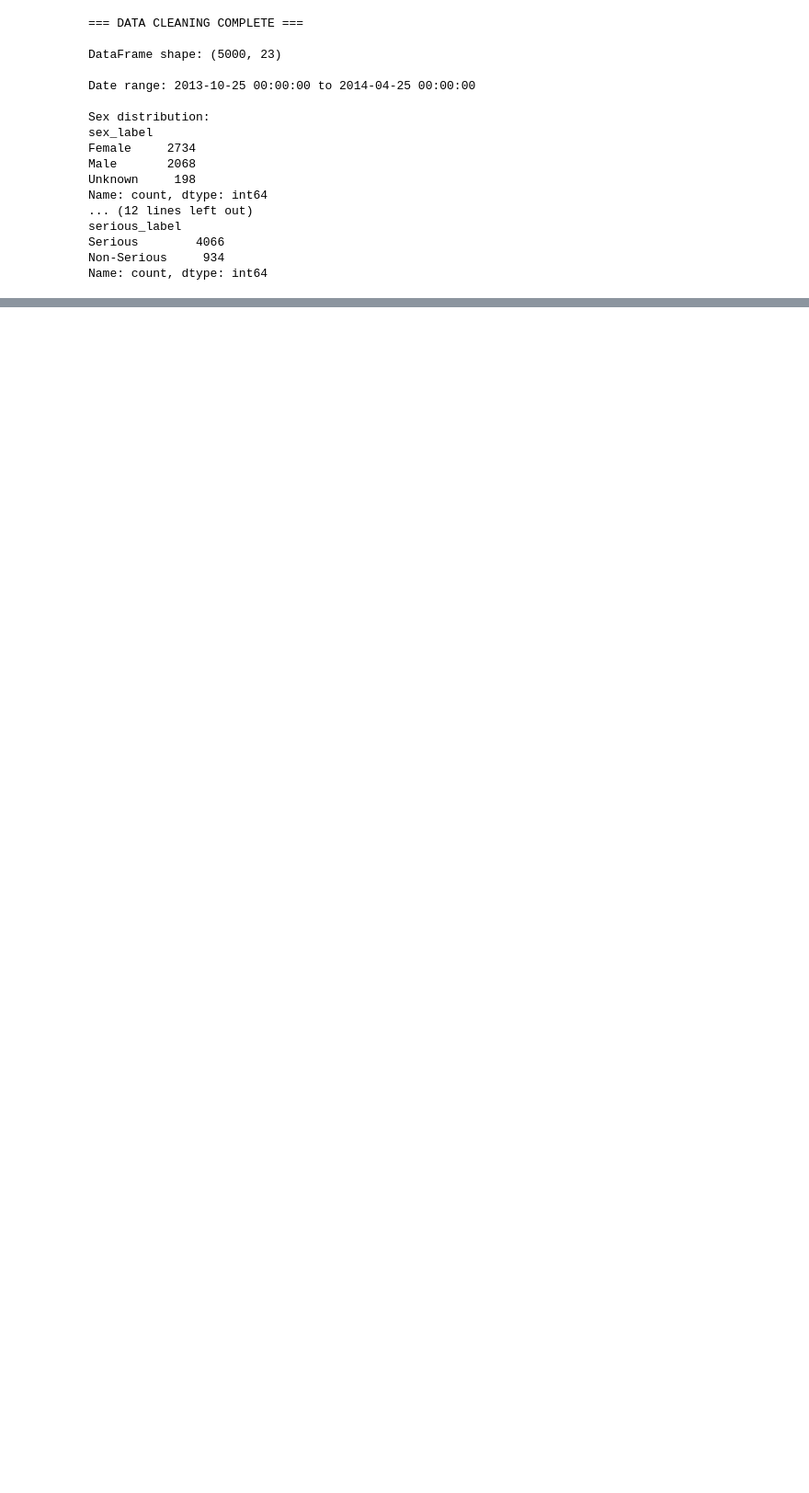
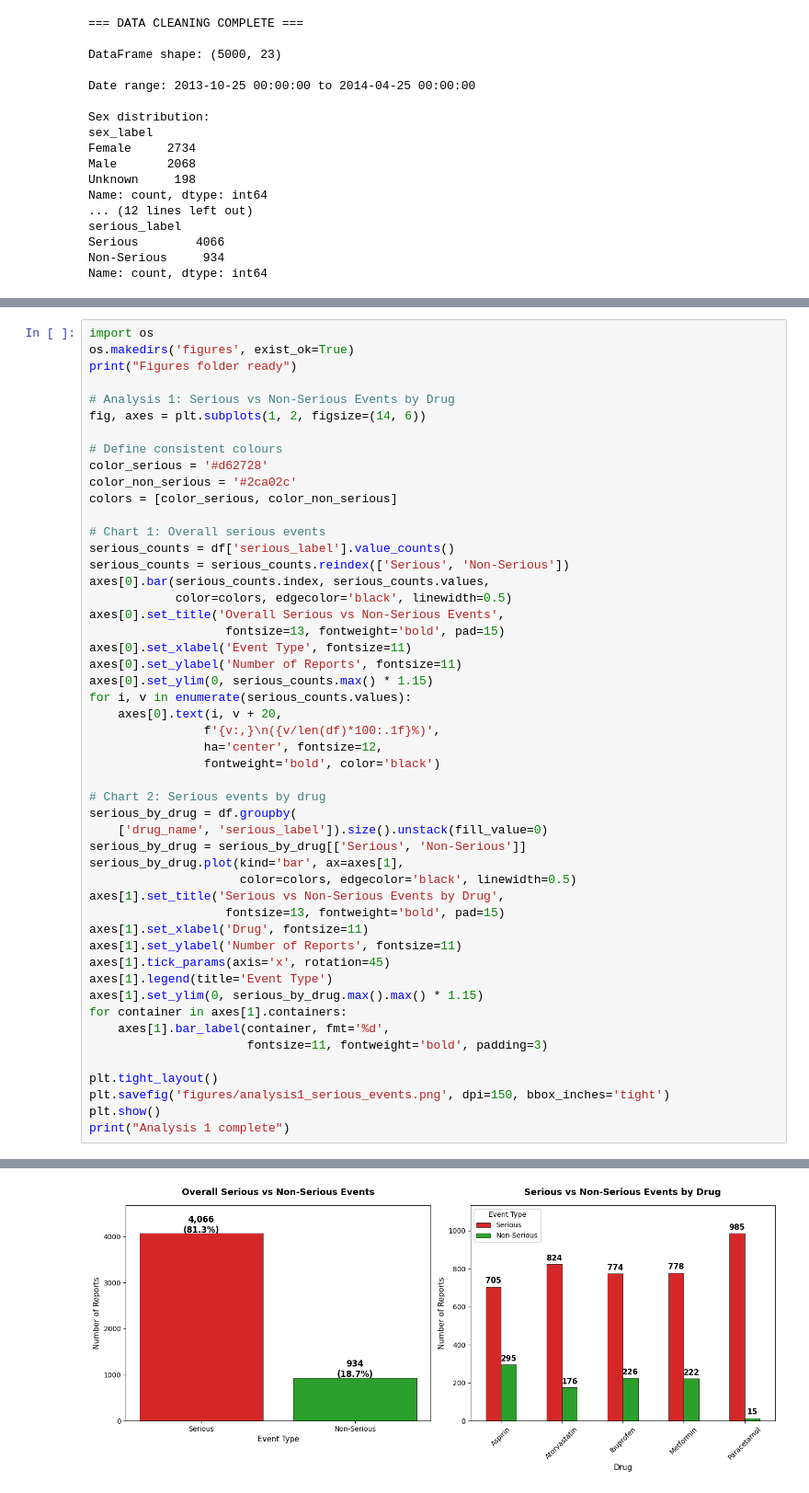
Before and after one commit to Kingsley-Eboh/fda-adverse-events-analysis, a Jupyter notebook: fda_adverse_events_analysis.ipynb, the cells around one changed output, grey strips where cells are left out. Shown at 92% size. Saved outputs shown, nothing was run; the diff lists cells and outputs as text; blank space fills up the shorter version.

Commit message:
Add serious events, death reports, hospitalisation and sex distribution analyses

```diff
--- a/fda_adverse_events_analysis.ipynb
+++ b/fda_adverse_events_analysis.ipynb
@@ -314,0 +321,51 @@ Name: count, dtype: int64
+# %%
+import os
+os.makedirs('figures', exist_ok=True)
+print("Figures folder ready")
+
+# Analysis 1: Serious vs Non-Serious Events by Drug
+fig, axes = plt.subplots(1, 2, figsize=(14, 6))
+
+# Define consistent colours
+color_serious = '#d62728'
+color_non_serious = '#2ca02c'
+colors = [color_serious, color_non_serious]
+
+# Chart 1: Overall serious events
+serious_counts = df['serious_label'].value_counts()
+serious_counts = serious_counts.reindex(['Serious', 'Non-Serious'])
+axes[0].bar(serious_counts.index, serious_counts.values,
+            color=colors, edgecolor='black', linewidth=0.5)
+axes[0].set_title('Overall Serious vs Non-Serious Events',
+                   fontsize=13, fontweight='bold', pad=15)
+axes[0].set_xlabel('Event Type', fontsize=11)
+axes[0].set_ylabel('Number of Reports', fontsize=11)
+axes[0].set_ylim(0, serious_counts.max() * 1.15)
+for i, v in enumerate(serious_counts.values):
+    axes[0].text(i, v + 20,
+                f'{v:,}\n({v/len(df)*100:.1f}%)',
+                ha='center', fontsize=12,
+                fontweight='bold', color='black')
+
+# Chart 2: Serious events by drug
+serious_by_drug = df.groupby(
+    ['drug_name', 'serious_label']).size().unstack(fill_value=0)
+serious_by_drug = serious_by_drug[['Serious', 'Non-Serious']]
+serious_by_drug.plot(kind='bar', ax=axes[1],
+                     color=colors, edgecolor='black', linewidth=0.5)
+axes[1].set_title('Serious vs Non-Serious Events by Drug',
+                   fontsize=13, fontweight='bold', pad=15)
+axes[1].set_xlabel('Drug', fontsize=11)
+axes[1].set_ylabel('Number of Reports', fontsize=11)
+axes[1].tick_params(axis='x', rotation=45)
+axes[1].legend(title='Event Type')
+axes[1].set_ylim(0, serious_by_drug.max().max() * 1.15)
+for container in axes[1].containers:
+    axes[1].bar_label(container, fmt='%d',
+                      fontsize=11, fontweight='bold', padding=3)
+
+plt.tight_layout()
+plt.savefig('figures/analysis1_serious_events.png', dpi=150, bbox_inches='tight')
+plt.show()
+print("Analysis 1 complete")
+# %% [output]
@@ -314,0 +373 @@ Name: count, dtype: int64
+[figure, added]
```
Also changed, not shown: parts of 8 cells of this notebook, 4 other files.
